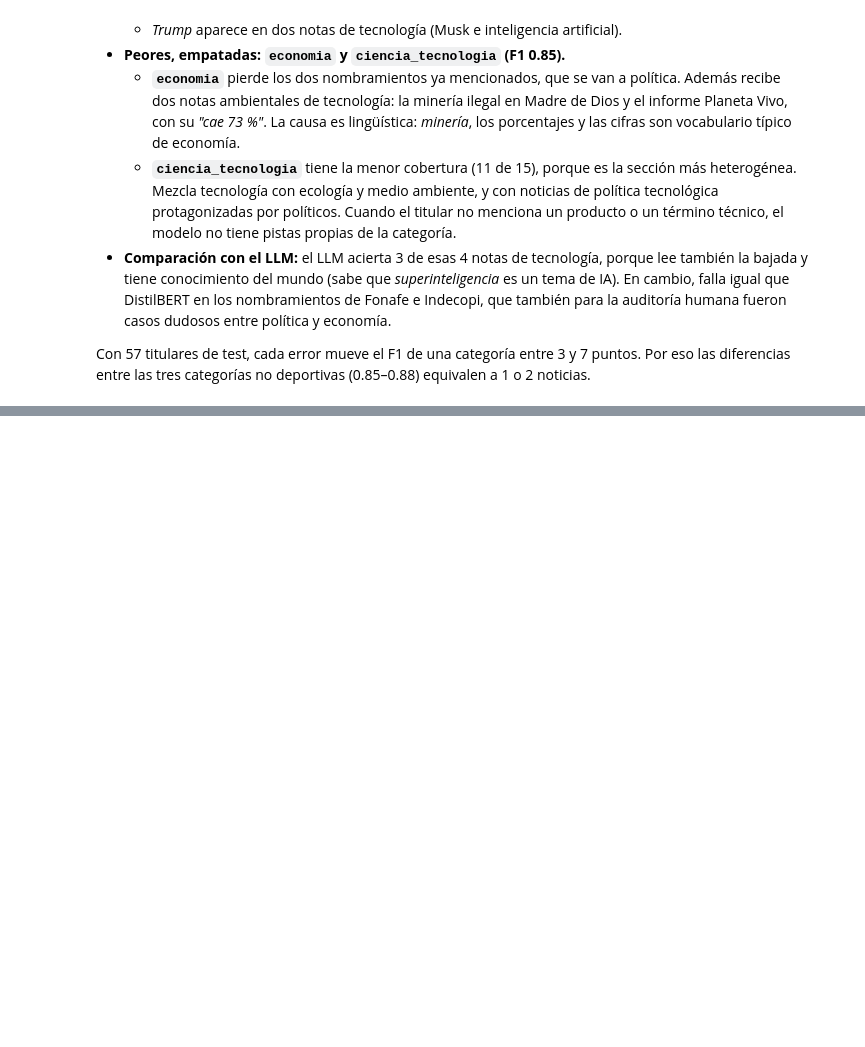
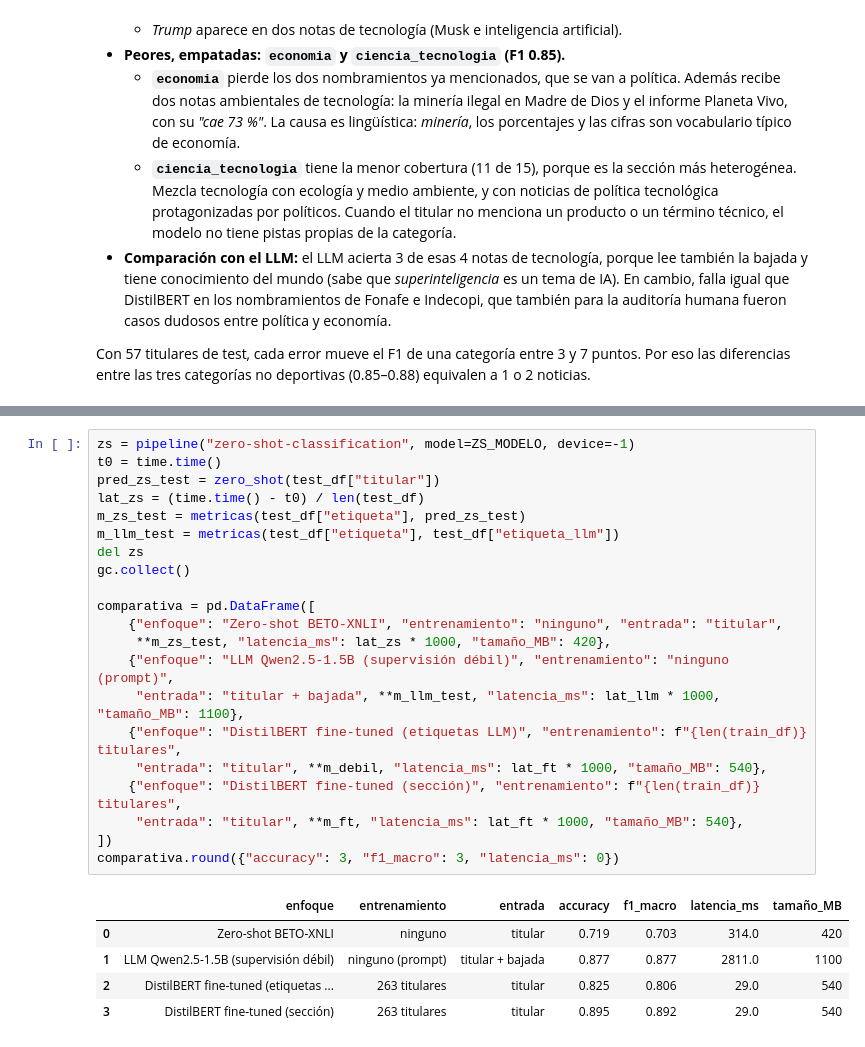
Before and after one commit to IvettexMamani/diplomado-python-2026, a Jupyter notebook: tarea_1/02_clasificacion.ipynb, the cells around one changed output, grey strips where cells are left out. Cells and saved outputs as stored; diff of their text form; blank space fills up the shorter version.

```diff
--- a/tarea_1/02_clasificacion.ipynb
+++ b/tarea_1/02_clasificacion.ipynb
@@ -568,0 +595,27 @@ Con 57 titulares de test, cada error mueve el F1 de una categoría entre 3 y 7 p
+# %%
+zs = pipeline("zero-shot-classification", model=ZS_MODELO, device=-1)
+t0 = time.time()
+pred_zs_test = zero_shot(test_df["titular"])
+lat_zs = (time.time() - t0) / len(test_df)
+m_zs_test = metricas(test_df["etiqueta"], pred_zs_test)
+m_llm_test = metricas(test_df["etiqueta"], test_df["etiqueta_llm"])
+del zs
+gc.collect()
+
+comparativa = pd.DataFrame([
+    {"enfoque": "Zero-shot BETO-XNLI", "entrenamiento": "ninguno", "entrada": "titular",
+     **m_zs_test, "latencia_ms": lat_zs * 1000, "tamaño_MB": 420},
+    {"enfoque": "LLM Qwen2.5-1.5B (supervisión débil)", "entrenamiento": "ninguno (prompt)",
+     "entrada": "titular + bajada", **m_llm_test, "latencia_ms": lat_llm * 1000, "tamaño_MB": 1100},
+    {"enfoque": "DistilBERT fine-tuned (etiquetas LLM)", "entrenamiento": f"{len(train_df)} titulares",
+     "entrada": "titular", **m_debil, "latencia_ms": lat_ft * 1000, "tamaño_MB": 540},
+    {"enfoque": "DistilBERT fine-tuned (sección)", "entrenamiento": f"{len(train_df)} titulares",
+     "entrada": "titular", **m_ft, "latencia_ms": lat_ft * 1000, "tamaño_MB": 540},
+])
+comparativa.round({"accuracy": 3, "f1_macro": 3, "latencia_ms": 0})
+# %% [output]
+|  | enfoque | entrenamiento | entrada | accuracy | f1_macro | latencia_ms | tamaño_MB |
+| 0 | Zero-shot BETO-XNLI | ninguno | titular | 0.719 | 0.703 | 314.0 | 420 |
+| 1 | LLM Qwen2.5-1.5B (supervisión débil) | ninguno (prompt) | titular + bajada | 0.877 | 0.877 | 2811.0 | 1100 |
+| 2 | DistilBERT fine-tuned (etiquetas ... | 263 titulares | titular | 0.825 | 0.806 | 29.0 | 540 |
+| 3 | DistilBERT fine-tuned (sección) | 263 titulares | titular | 0.895 | 0.892 | 29.0 | 540 |
```
Also changed, not shown: parts of 9 cells of this notebook, 1 other file.
